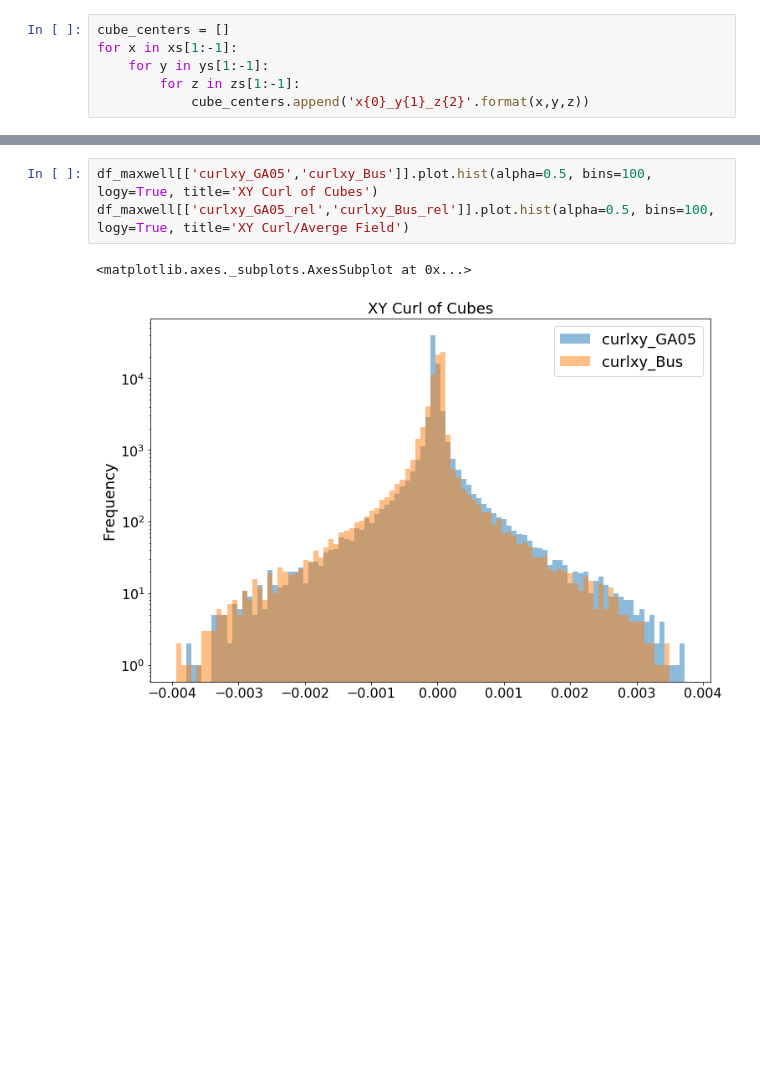
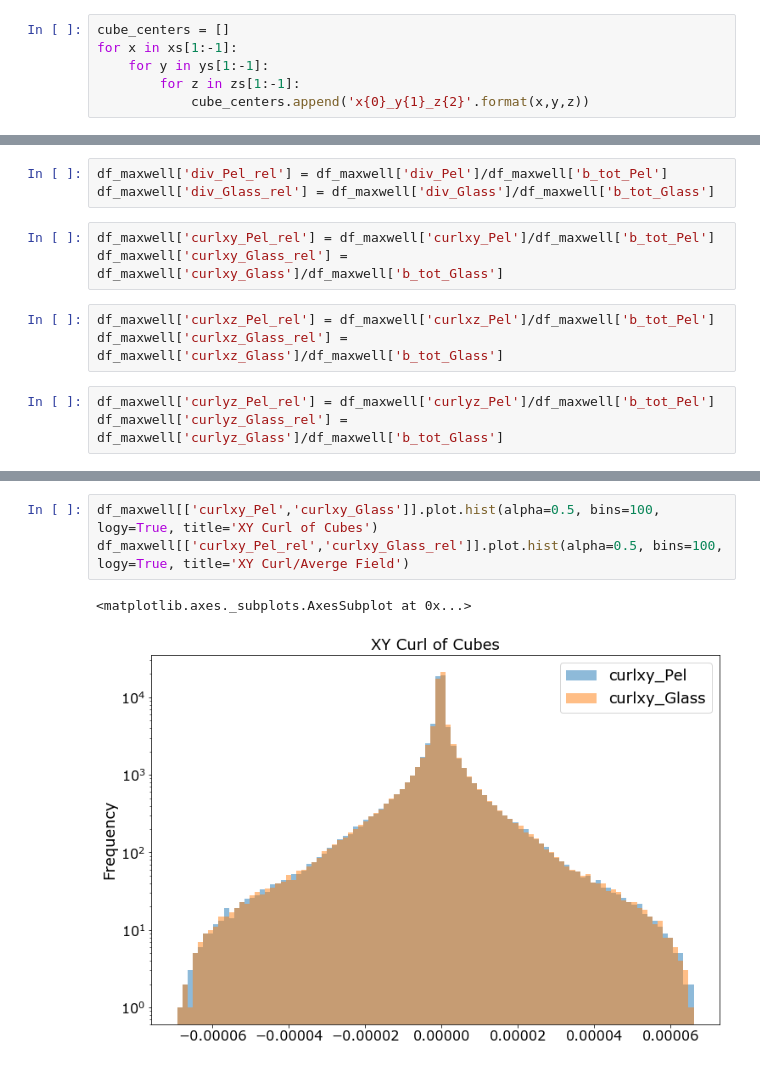
Before and after one commit to pollackscience/Mu2E, a Jupyter notebook: scripts/FieldFitting/maxwell.ipynb, the cells around one changed output, grey strips where cells are left out. Drawn from its saved outputs; the diff is of its cells as text; blank space fills up the shorter version.

```diff
--- a/scripts/FieldFitting/maxwell.ipynb
+++ b/scripts/FieldFitting/maxwell.ipynb
@@ -157 +113,13 @@ df_maxwell['curlyz_Bus_rel'] = df_maxwell['curlyz_Bus']/df_maxwell['b_tot_Bus']
+# %%
+df_maxwell['div_Pel_rel'] = df_maxwell['div_Pel']/df_maxwell['b_tot_Pel']
+df_maxwell['div_Glass_rel'] = df_maxwell['div_Glass']/df_maxwell['b_tot_Glass']
+# %%
+df_maxwell['curlxy_Pel_rel'] = df_maxwell['curlxy_Pel']/df_maxwell['b_tot_Pel']
+df_maxwell['curlxy_Glass_rel'] = df_maxwell['curlxy_Glass']/df_maxwell['b_tot_Glass']
+# %%
+df_maxwell['curlxz_Pel_rel'] = df_maxwell['curlxz_Pel']/df_maxwell['b_tot_Pel']
+df_maxwell['curlxz_Glass_rel'] = df_maxwell['curlxz_Glass']/df_maxwell['b_tot_Glass']
+# %%
+df_maxwell['curlyz_Pel_rel'] = df_maxwell['curlyz_Pel']/df_maxwell['b_tot_Pel']
+df_maxwell['curlyz_Glass_rel'] = df_maxwell['curlyz_Glass']/df_maxwell['b_tot_Glass']
 # %%
@@ -164,6 +132,6 @@ df_maxwell[['div_Mau10_rel','div_Bus_rel']].plot.hist(alpha=0.5, bins=100, logy=
 # %%
-df_maxwell[['curlxy_GA05','curlxy_Bus']].plot.hist(alpha=0.5, bins=100, logy=True, title='XY Curl of Cubes')
-df_maxwell[['curlxy_GA05_rel','curlxy_Bus_rel']].plot.hist(alpha=0.5, bins=100, logy=True, title='XY Curl/Averge Field')
+df_maxwell[['curlxy_Pel','curlxy_Glass']].plot.hist(alpha=0.5, bins=100, logy=True, title='XY Curl of Cubes')
+df_maxwell[['curlxy_Pel_rel','curlxy_Glass_rel']].plot.hist(alpha=0.5, bins=100, logy=True, title='XY Curl/Averge Field')
 # %% [output]
 <matplotlib.axes._subplots.AxesSubplot at 0x...>
-[figure, old version]
+[figure, new version]
```
Also changed, not shown: parts of 17 cells of this notebook, 7 other files.
